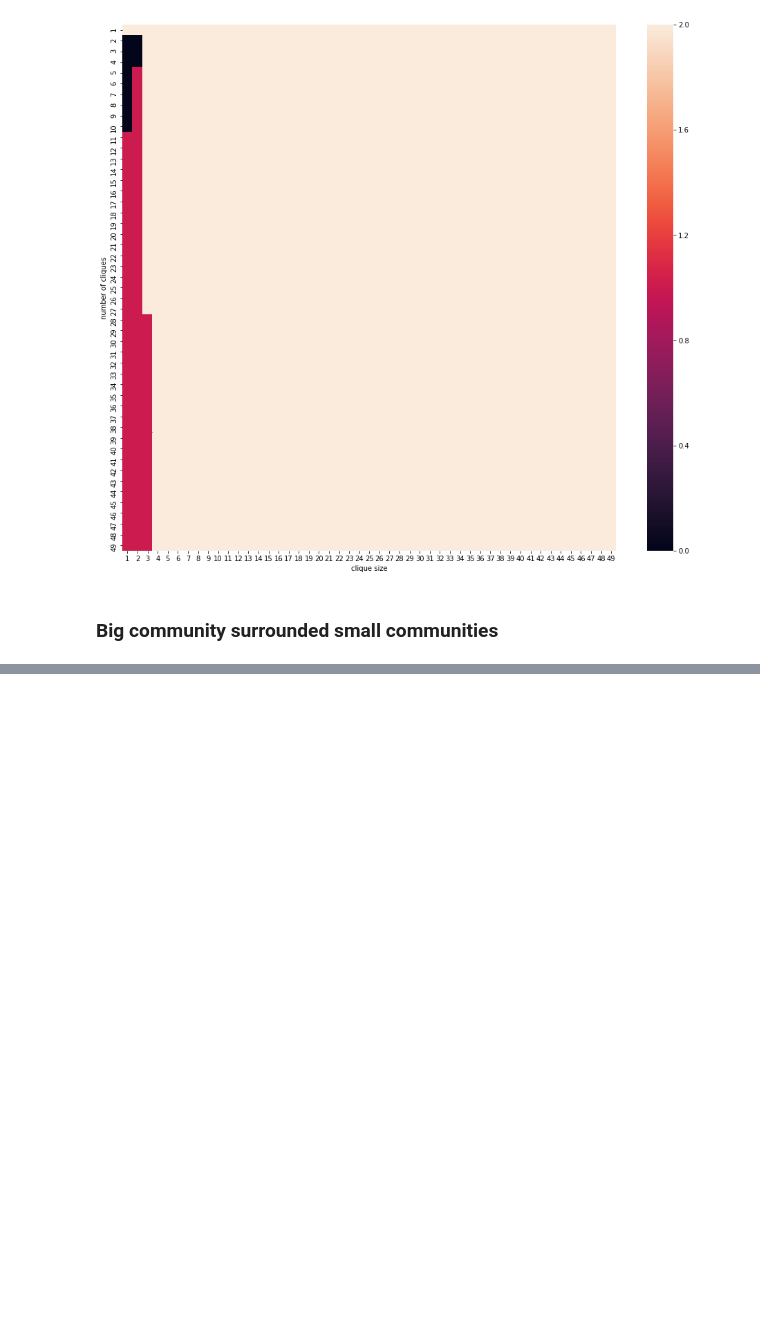
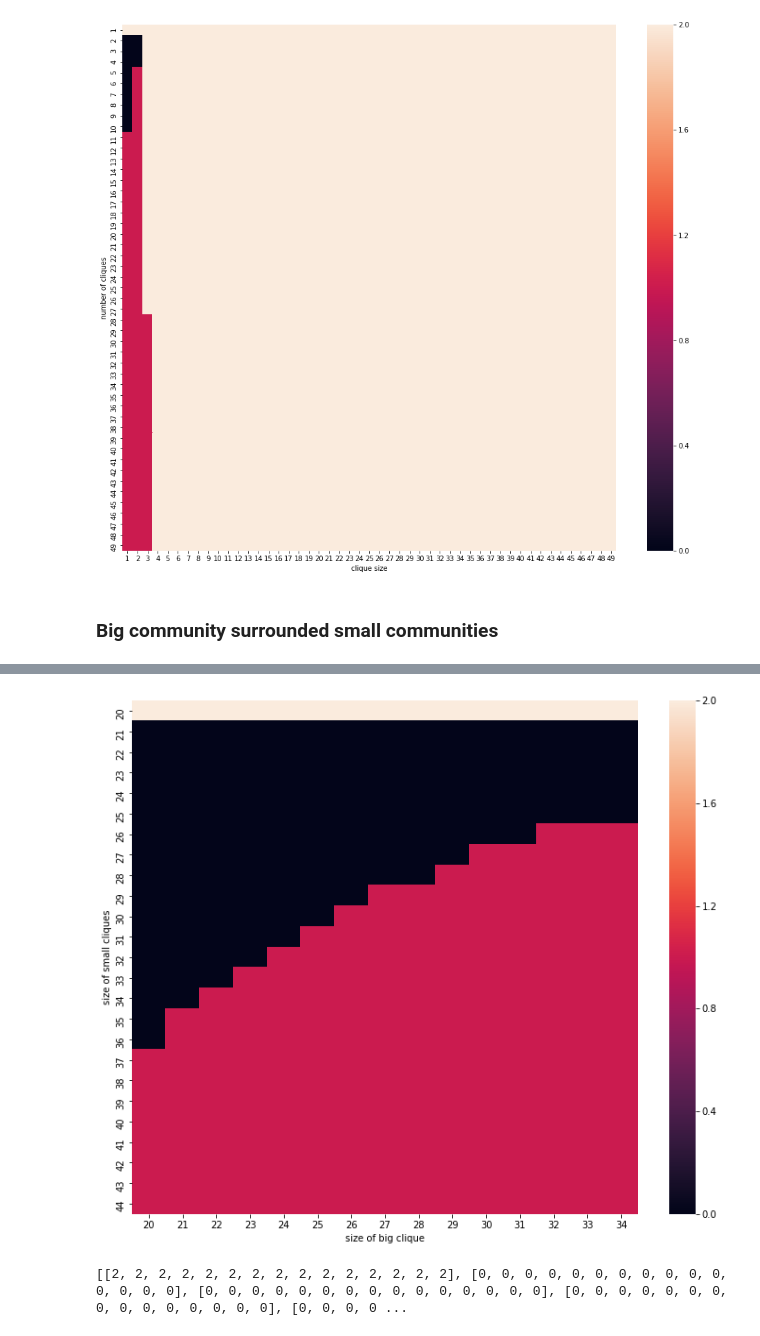
Before and after one commit to Atishay-jn/Bias-in-CDA, a Jupyter notebook: Atishay/Infomap empirical results.ipynb, the cells around one changed output, grey strips where cells are left out. Drawn from its saved outputs; the diff is of its cells as text; code cells hidden in the pictures; blank space fills up the shorter version.

```diff
--- a/Atishay/Infomap empirical results.ipynb
+++ b/Atishay/Infomap empirical results.ipynb
@@ -271,0 +281,34 @@ plt.show()
+# %%
+x_val = [i for i in range(20, 45)]
+y_val = [i for i in range(20, 35)]
+alpha = 20
+matrix_ans = []
+for x in tqdm(x_val):
+    temp = []
+    for y in y_val:
+        part = big_small(x, y, alpha, 20, False)
+        if(len(part) == (alpha + 1)):
+            flag = 1
+            for i in range(1, alpha+1):
+                if i in part[i]:
+                    flag = 0
+            for i in range(alpha):
+                if x+i*y not in part[i+1]:
+                    flag = 0
+            temp.append(flag)
+        else:
+            temp.append(2)
+
+    matrix_ans.append(temp)
+
+plt.figure(figsize = (12,10))
+sns.heatmap(matrix_ans,xticklabels=y_val, yticklabels=x_val)
+plt.xlabel("size of big clique")
+plt.ylabel("size of small cliques")
+plt.show()
+# %% [output]
+[figure, added]
+# %%
+print(matrix_ans)
+# %% [output]
+[[2, 2, 2, 2, 2, 2, 2, 2, 2, 2, 2, 2, 2, 2, 2], [0, 0, 0, 0, 0, 0, 0, 0, 0, 0, 0, 0, 0, 0, 0], [0, 0, 0, 0, 0, 0, 0, 0, 0, 0, 0, 0, 0, 0, 0], [0, 0, 0, 0, 0, 0, 0, 0, 0, 0, 0, 0, 0, 0, 0], [0, 0, 0, 0 ...
```
Also changed, not shown: parts of 13 cells of this notebook.
